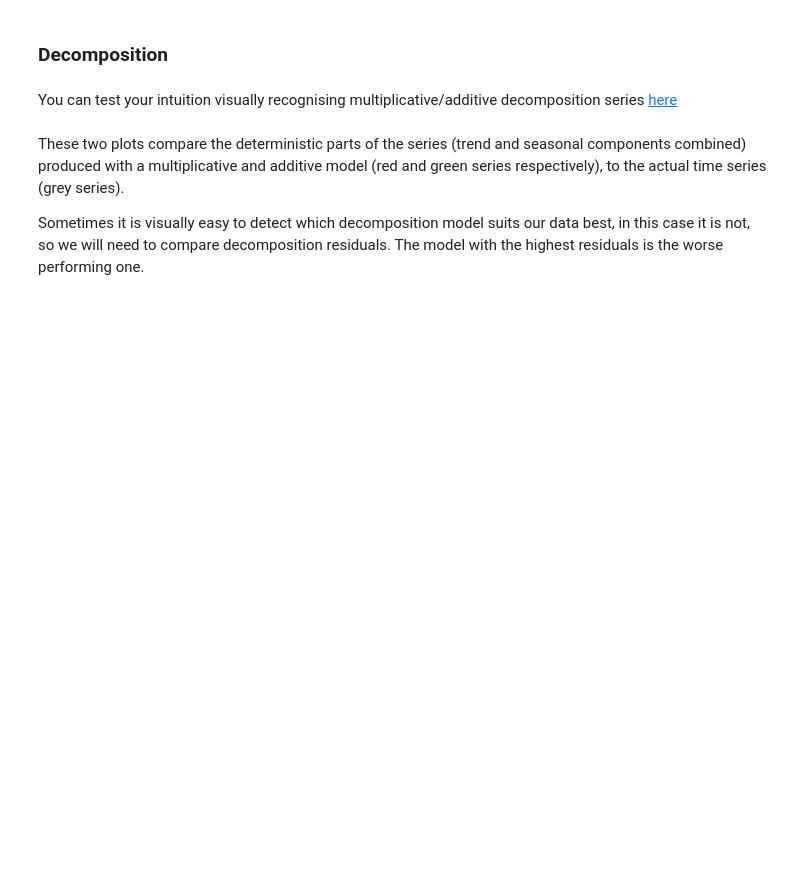
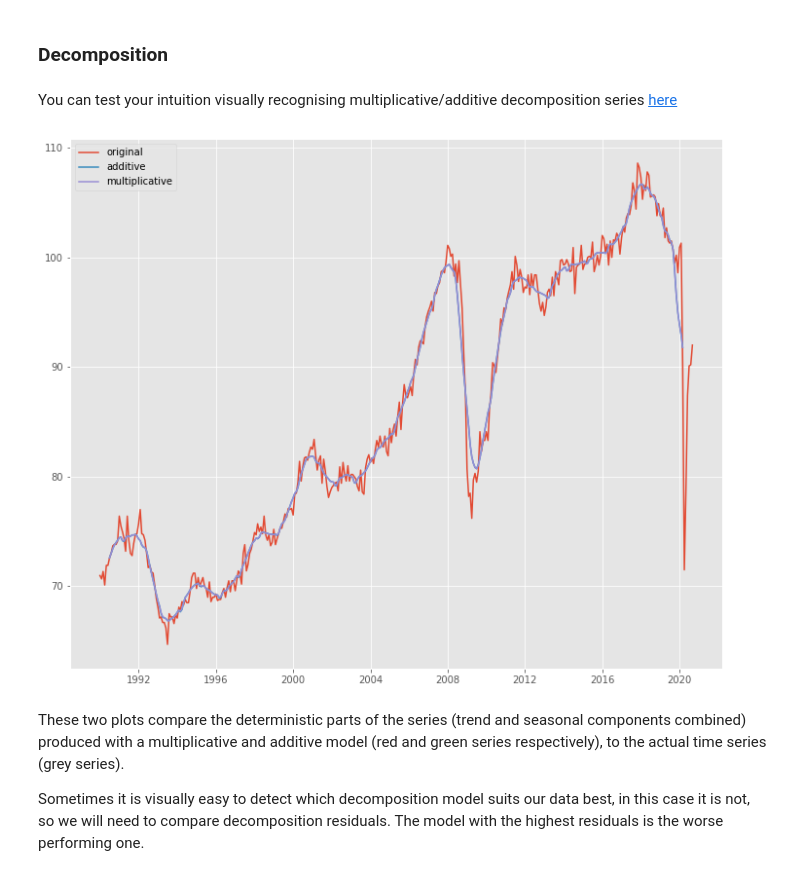
Before and after one commit to rbpduffy1/data-resources, a Jupyter notebook: time-series-1.5/timeseries_workshop_guided.ipynb, the cells around one changed output. Drawn from its saved outputs; the diff is of its cells as text; code cells hidden in the pictures; blank space fills up the shorter version.

```diff
--- a/time-series-1.5/timeseries_workshop_guided.ipynb
+++ b/time-series-1.5/timeseries_workshop_guided.ipynb
@@ -145,5 +217,21 @@ You can test your intuition visually recognising multiplicative/additive decompo
+# %%
+# produce both additive and multiplicative decompositions
+
+sdc_a = seasonal_decompose(ip, model='a')
+sdc_m = seasonal_decompose(ip, model='m')
+
+additive_model = sdc_a.trend + sdc_a.seasonal
+multiplicative_model = sdc_m.trend*sdc_m.seasonal
 # %%
 # plot the two decompositions against the original data
+
+plt.plot(ip, label='original')
+plt.plot(additive_model, label='additive')
+plt.plot(multiplicative_model, label='multiplicative')
+plt.legend(loc='best')
+plt.show()
+# %% [output]
+[figure, added]
 # %% [markdown]
 These two plots compare the deterministic parts of the series (trend and seasonal components combined) produced with a multiplicative and additive model (red and green series respectively), to the actual time series (grey series).
 
```
Also changed, not shown: parts of 38 cells of this notebook, 1 other file.
